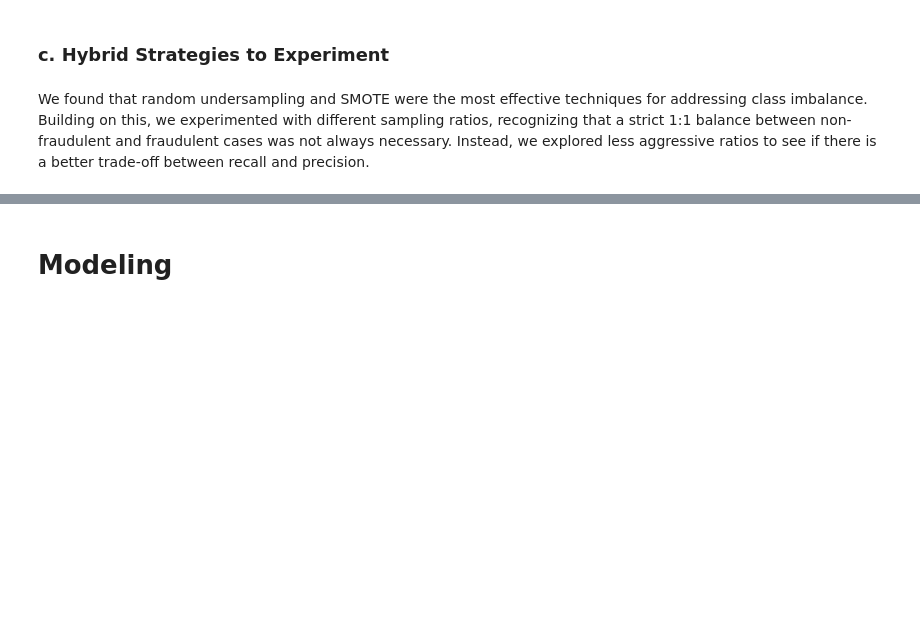
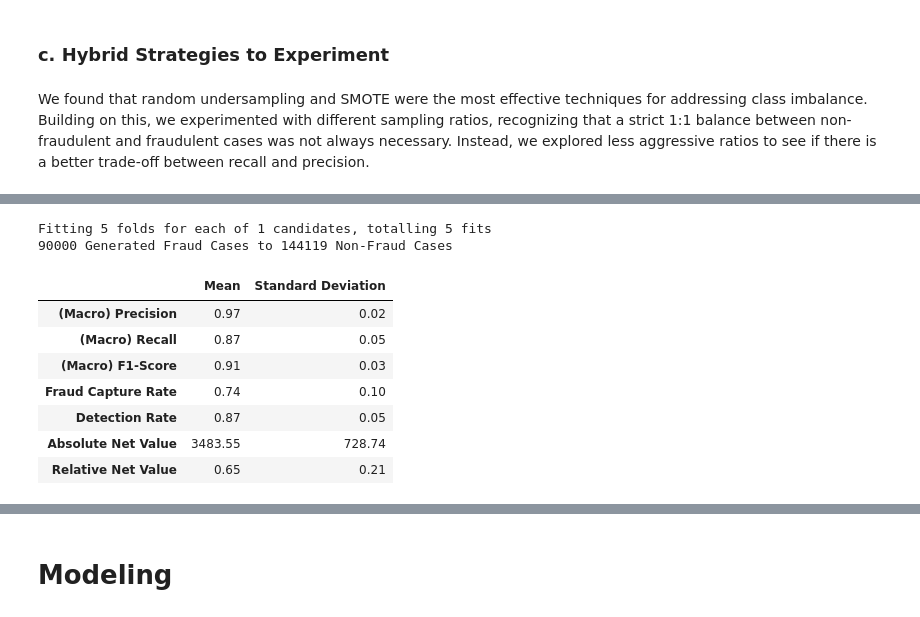
Before and after one commit to BSDSBA-JF/ML-II-Labs, a Jupyter notebook: 01/01-lab-materials/MAIN-LT 7-Lab 1.ipynb, the cells around one changed output, grey strips where cells are left out. Drawn from its saved outputs; the diff is of its cells as text; code cells hidden in the pictures; blank space fills up the shorter version.

Commit message:
Experimented with Class Weights

```diff
--- a/01/01-lab-materials/MAIN-LT 7-Lab 1.ipynb
+++ b/01/01-lab-materials/MAIN-LT 7-Lab 1.ipynb
@@ -657,3 +724,36 @@ KeyboardInterrupt:
+# %%
+# Actual class counts
+random_seed = 92
+class_counts = y_train.value_counts()
+majority_count = class_counts.max()
+minority_count = class_counts.min()
+
+# Compute the ratio for RandomUnderSampler
+target_majority = 90000
+ratio = minority_count / target_majority
+
+# For (Less Harsh) Random Undersampling WITH Class Weighting
+smote_weighting = SMOTE(sampling_strategy=ratio, random_state=random_seed)
+
+smote_weighting_model = FraudDetector().experiment_fit(
+    X_train,
+    y_train,
+    sample_strategy=smote_weighting,
+    sample_weight='balanced'
+)
+print(f'{target_majority} Generated Fraud Cases to {majority_count} Non-Fraud Cases')
+see_metrics(smote_weighting_model)
+# %% [output]
+Fitting 5 folds for each of 1 candidates, totalling 5 fits
+90000 Generated Fraud Cases to 144119 Non-Fraud Cases
+|  | Mean | Standard Deviation |
+| (Macro) Precision | 0.97 | 0.02 |
+| (Macro) Recall | 0.87 | 0.05 |
+| (Macro) F1-Score | 0.91 | 0.03 |
+| Fraud Capture Rate | 0.74 | 0.10 |
+| Detection Rate | 0.87 | 0.05 |
+| Absolute Net Value | 3483.55 | 728.74 |
+| Relative Net Value | 0.65 | 0.21 |
 # %%
 # Actual class counts
 random_seed = 92
```
Also changed, not shown: parts of 12 cells of this notebook, 1 other file.
